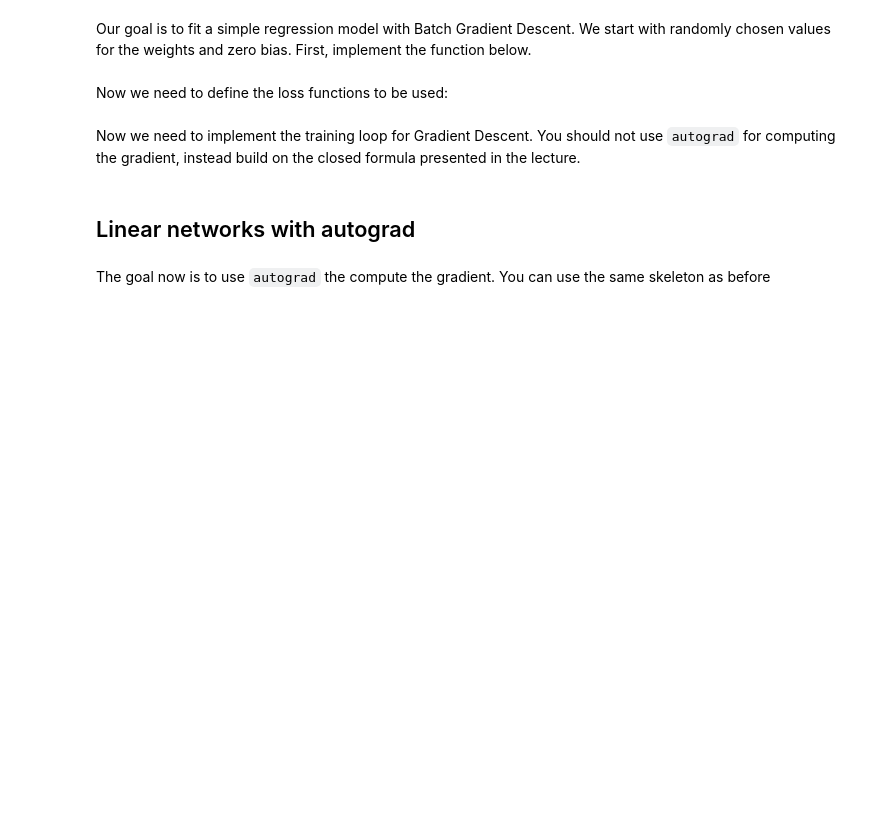
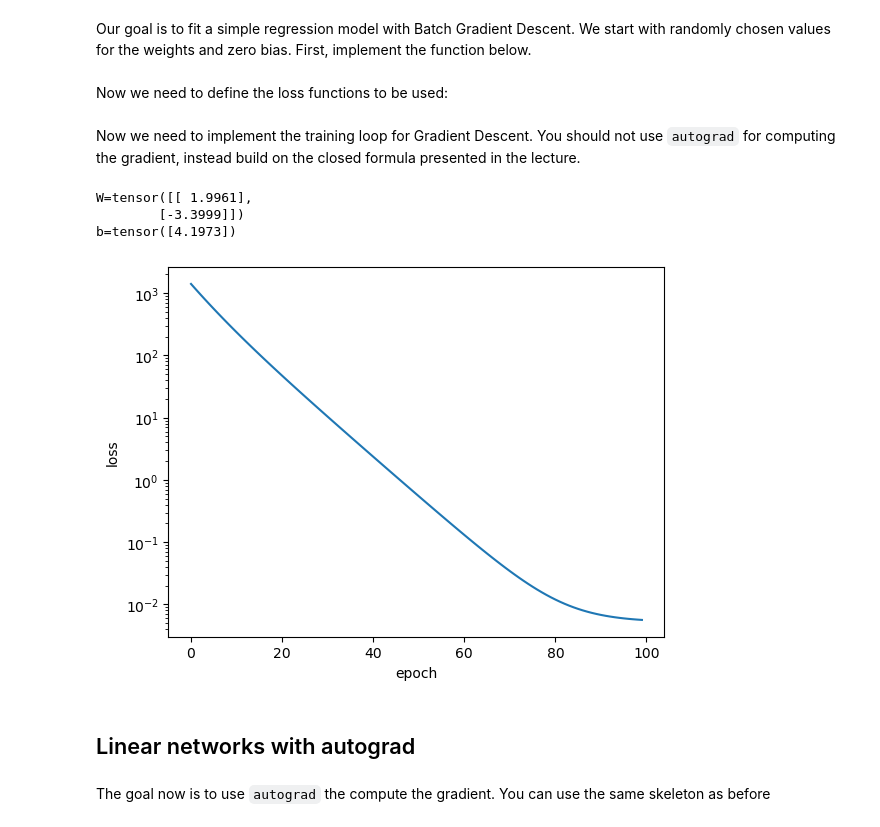
Before and after one commit to rumexcrisp/aim-adm, a Jupyter notebook: 05_aufgaben_linear_networks.ipynb, the cells around one changed output. Cells and saved outputs as stored; diff of their text form; code cells hidden in the pictures; blank space fills up the shorter version.

```diff
--- a/05_aufgaben_linear_networks.ipynb
+++ b/05_aufgaben_linear_networks.ipynb
@@ -45,9 +57,19 @@ def linreg(X, w, b):
 # %% [markdown]
 Now we need to define the loss functions to be used:
-# %%
-def squared_loss(y_hat, y):
-    """ Compute the sum of the quadratic errors """
-    pass
+# %%
+def squared_loss(y_hat, y):
+    """
+    Calculate the squared loss (mean squared error) between predicted values and actual values.
+
+    Parameters:
+    y_hat (numpy.ndarray): Predicted values with shape (m, 1), where m is the number of samples.
+    y (numpy.ndarray): Actual target values with shape (m, 1), matching the shape of y_hat.
+
+    Returns:
+    loss (float): Mean squared error loss.
+    """
+    assert y_hat.shape == y.shape
+    return 0.5 * ((y_hat - y)**2).sum()
 # %% [markdown]
 Now we need to implement the training loop for Gradient Descent.
 You should not use `autograd` for computing the gradient, instead
@@ -55,22 +81,37 @@ build on the closed formula presented in the lecture.
 # %%
 step = 0.1
 n_epoch = 100
 
 loss_arr = np.zeros(n_epoch) # to record current loss
 
 for i in range(n_epoch):
-    pass
     # 1.  Compute the prediction y_hat
+    y_hat = linreg(X, w, b)
 
     # remember the loss for plotting it later
     # loss_arr[i] = squared_loss(y_hat, y)
+    loss = squared_loss(y_hat, y)
+    loss_arr[i] = loss
 
     # 2. Use y_hat and y to compute the gradients
-
+    grad_w = torch.mul((y_hat - y), X).mean(axis=0).reshape(K, 1)
+    grad_b = (y_hat - y).mean()
 
     # 3. Update the parameters
+    w -= step * grad_w
+    b -= step * grad_b
 
 plt.plot(loss_arr)
+plt.xlabel("epoch")
+plt.ylabel("loss")
+plt.yscale("log")
+print(f"W={w}")
+print(f"b={b}")
+# %% [output]
+W=tensor([[ 1.9961],
+        [-3.3999]])
+b=tensor([4.1973])
+[figure, added]
 # %% [markdown]
 ## Linear networks with autograd
 # %% [markdown]
```
Also changed, not shown: parts of 8 cells of this notebook, 3 other files.
